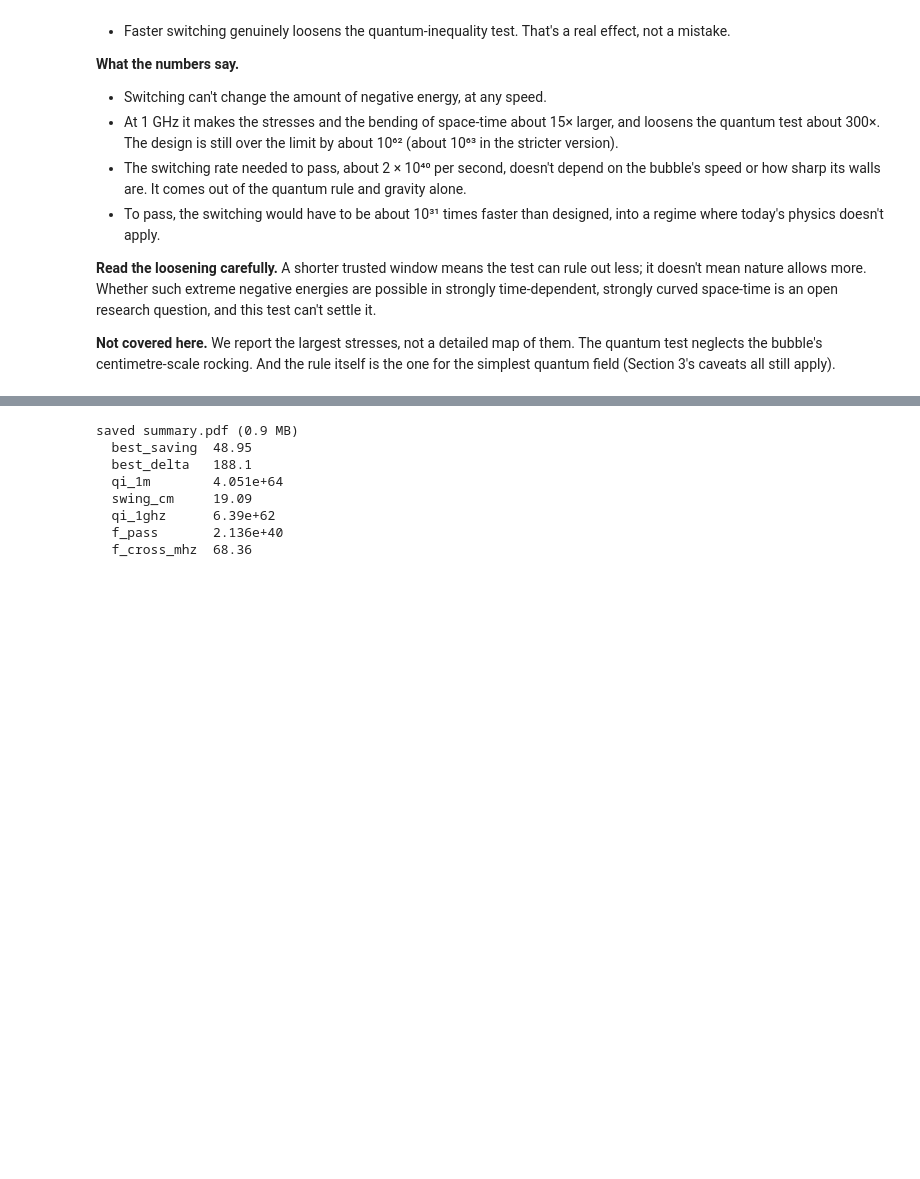
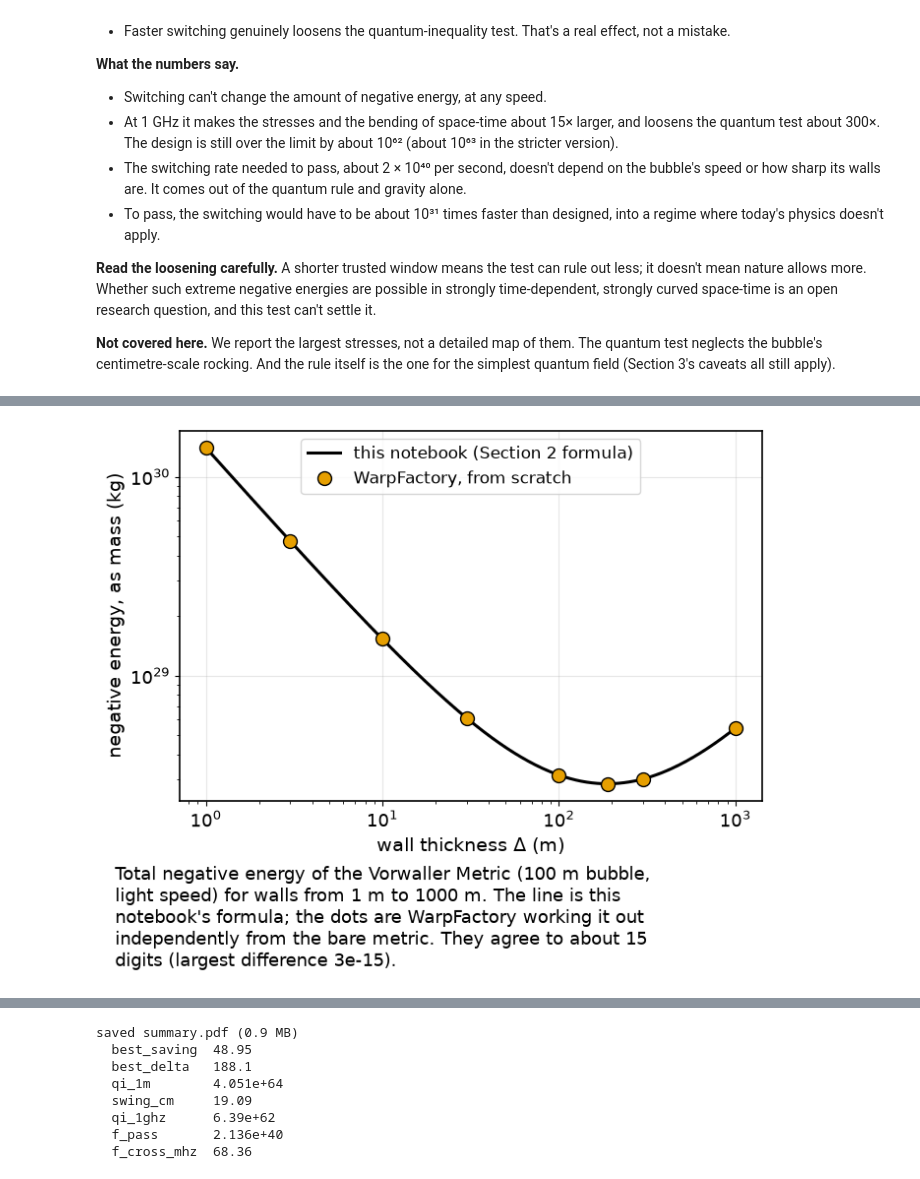
Before and after one commit to gvorwaller/warpdrive, a Jupyter notebook: warp_bubble.ipynb, the cells around one changed output, grey strips where cells are left out. Cells and saved outputs as stored; diff of their text form; code cells hidden in the pictures; blank space fills up the shorter version.

```diff
--- a/warp_bubble.ipynb
+++ b/warp_bubble.ipynb
@@ -903,0 +1048,18 @@ saved 06c_pulsed_design.png
+# %%
+d_line = np.logspace(0, 3, 300)
+m_line = [-energy.mass_from_wall_integral(energy.cosine_wall_integral_exact(R, d), BETA) for d in d_line]
+fig, ax = phone_figure(1, height_per_row=4.4)
+ax.loglog(d_line, m_line, color=COLORS["black"], lw=2.2, label="this notebook (Section 2 formula)")
+ax.loglog(WF_DELTAS, [-WF_MASS[d] for d in WF_DELTAS], "o", ms=10, color=COLORS["orange"], mec="black",
+          label="WarpFactory, from scratch")
+ax.set_xlabel("wall thickness Δ (m)")
+ax.set_ylabel("negative energy, as mass (kg)")
+ax.legend(loc="upper center")
+ax.grid(True, which="major", alpha=0.3)
+path = save_figure(fig, "07b_warpfactory_agreement", f'''
+Total negative energy of the Vorwaller Metric ({R:.0f} m bubble, light speed) for walls from 1 m to 1000 m. The
+line is this notebook's formula; the dots are WarpFactory working it out independently from the bare metric.
+They agree to about 15 digits (largest difference {MASS_DIFF:.0e}).''')
+plt.show()
+# %% [output]
+[figure, added]
```
Also changed, not shown: parts of 7 cells of this notebook, 10 other files.
